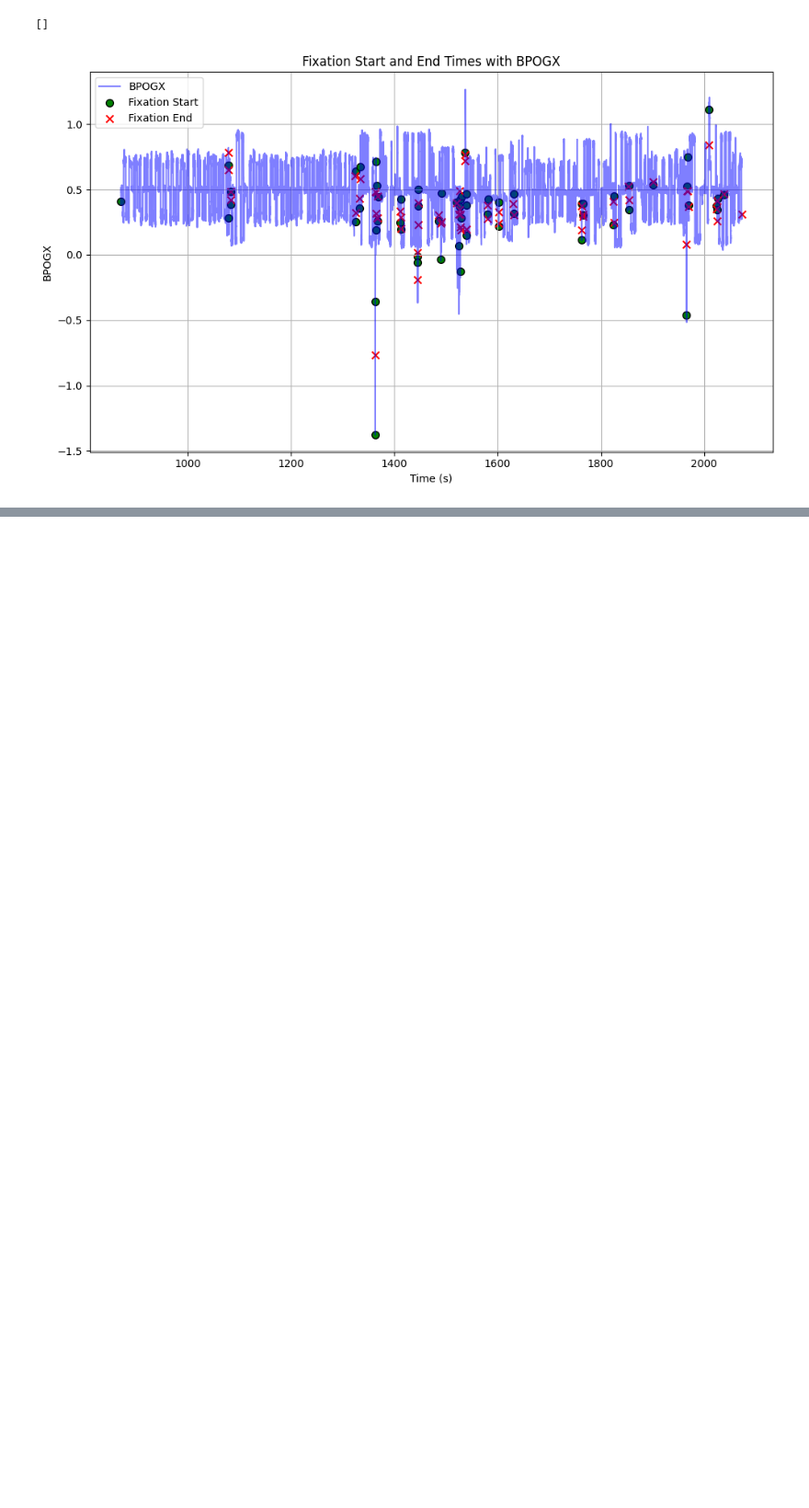
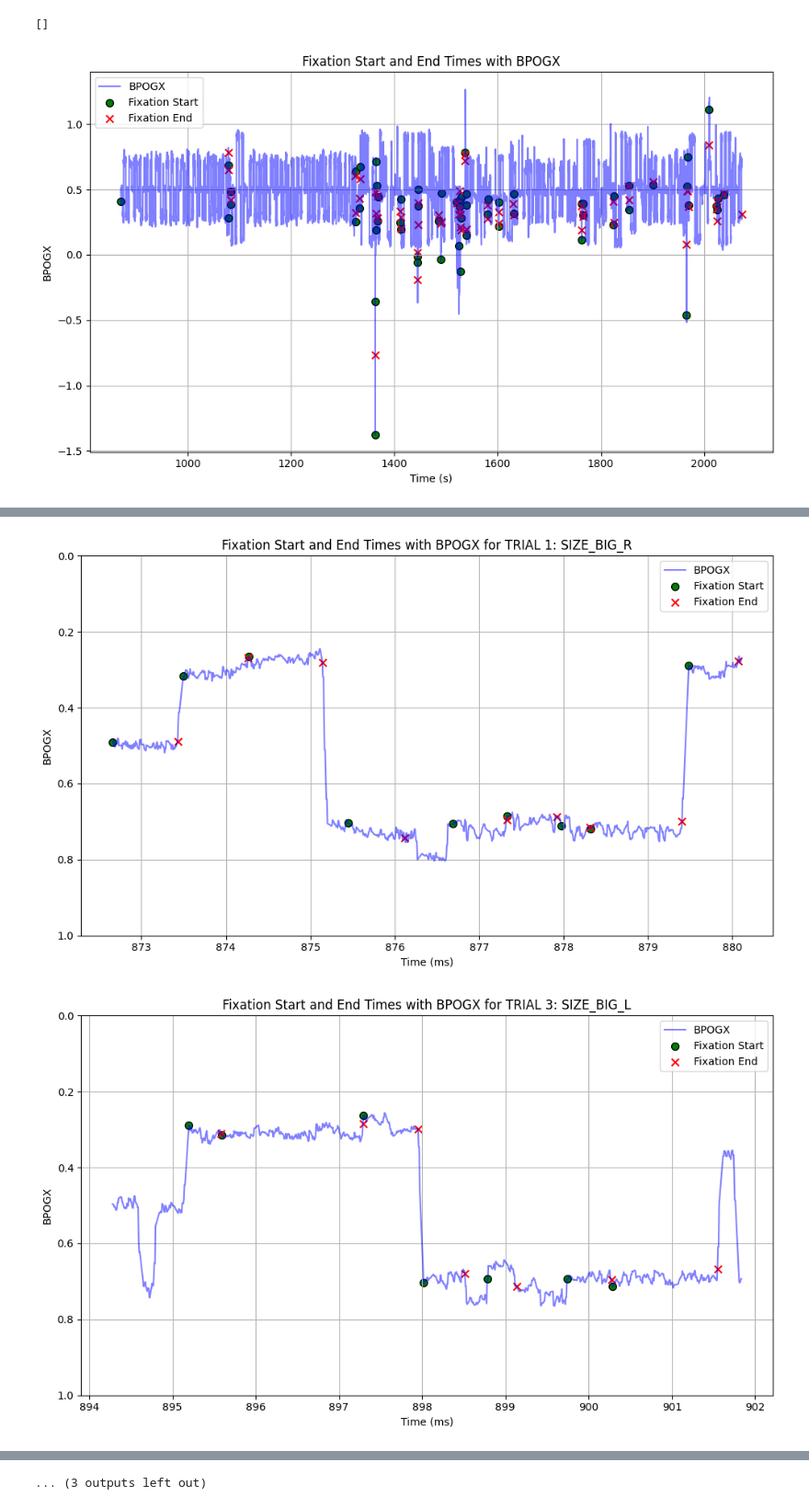
Before and after one commit to MadlenBartsch/EyeTracking_Projekt, a Jupyter notebook: scripts/visulaization.ipynb, the cells around one changed output, grey strips where cells are left out. Shown at 92% size. Saved outputs shown, nothing was run; the diff lists cells and outputs as text; code cells hidden in the pictures; blank space fills up the shorter version.

Commit message:
change analysis plot script

```diff
--- a/scripts/visulaization.ipynb
+++ b/scripts/visulaization.ipynb
@@ -429,0 +423,40 @@ Trial: TRIAL 63: SIZE_SMALL_L
+# %%
+# for each trial that contains SIZE in the name, plot the fixation start and end times and the eye position BPOGX over time
+for index, row in size_trials.iterrows():
+    trial_name = row['USER']
+    trial_data = get_trial_data(df_1, trial_name)
+    results_trial = i_dt(trial_data["BPOGX"], trial_data["BPOGY"], disp_t=0.15)
+    results_trial_df = pd.DataFrame(results_trial)
+
+    # Add the fixation start and end times in s to the results data frame (using the indices return by the detection algorithm)
+    results_trial_df["fix_start"] = trial_data["TIME"].iloc[results_trial_df["fix_start_idx"]].values
+    results_trial_df["fix_end"] = trial_data["TIME"].iloc[results_trial_df["fix_end_idx"]].values
+
+    # Compute the fixation durations since they will be needed for the benchmark plots in part 2
+    results_trial_df["fix_dur"] = results_trial_df["fix_end"] - results_trial_df["fix_start"]
+
+    # add the BPOGX to the results_trial_df for fix start and end
+    results_trial_df["BPOGX_start"] = trial_data["BPOGX"].iloc[results_trial_df["fix_start_idx"]].values
+    results_trial_df["BPOGX_end"] = trial_data["BPOGX"].iloc[results_trial_df["fix_end_idx"]].values
+
+
+    plt.figure(figsize=(10, 6))
+    plt.plot(trial_data["TIME"], trial_data["BPOGX"], label="BPOGX", color='blue', alpha=0.5)
+    plt.scatter(results_trial_df["fix_start"], trial_data["BPOGX"].iloc[results_trial_df["fix_start_idx"]],
+                label="Fixation Start", color='green', marker='o', s=50, edgecolor='black')
+    plt.scatter(results_trial_df["fix_end"], trial_data["BPOGX"].iloc[results_trial_df["fix_end_idx"]],
+                label="Fixation End", color='red', marker='x', s=50, edgecolor='black')
+    plt.title(f'Fixation Start and End Times with BPOGX for {trial_name}')
+    #scale the axis with BPOGX to 0-1
+    plt.ylim(0, 1)
+    #the origin is at the top left corner, so invert the y-axis
+    plt.gca().invert_yaxis()
+    plt.xlabel('Time (ms)')
+    plt.ylabel('BPOGX')
+    plt.legend()
+    plt.grid(True)
+    plt.tight_layout()
+    plt.show()
+# %% [output]
+[figure, added]
+[figure, added]
@@ -429,0 +473 @@ Trial: TRIAL 63: SIZE_SMALL_L
+... (3 outputs left out)
```
Also changed, not shown: parts of 5 cells of this notebook.
